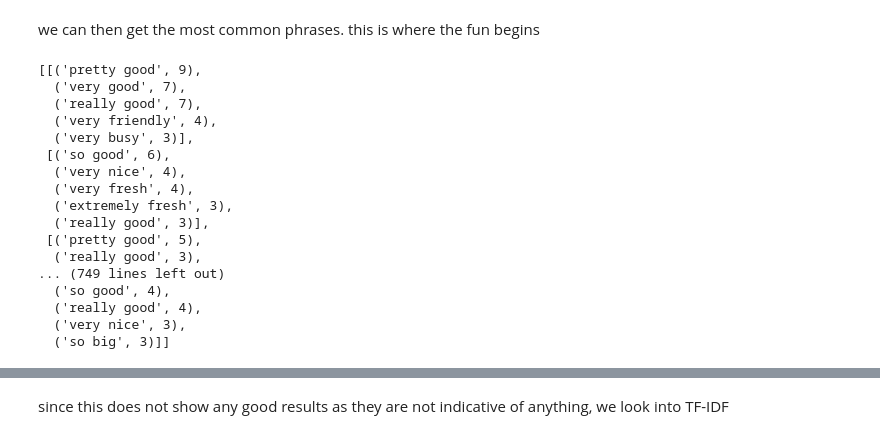
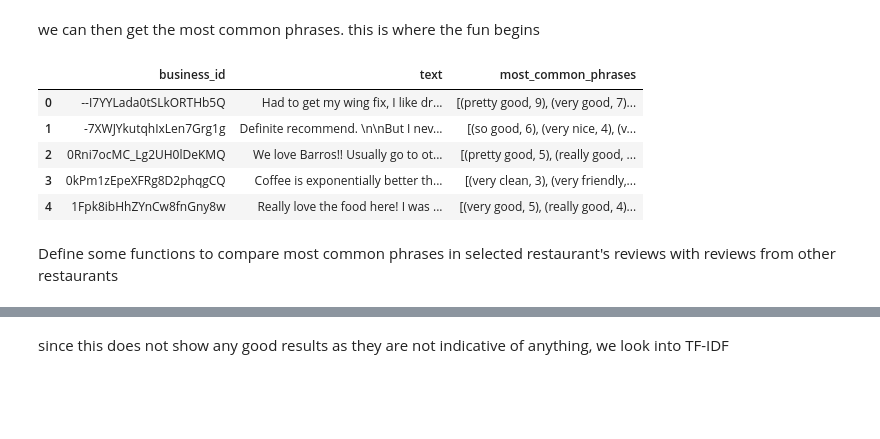
Before and after one commit to coloteong/CZ4045-project1, a Jupyter notebook: indicative_adjphr/jeth.ipynb, the cells around one changed output, grey strips where cells are left out. Drawn from its saved outputs; the diff is of its cells as text; code cells hidden in the pictures; blank space fills up the shorter version.

```diff
--- a/indicative_adjphr/jeth.ipynb
+++ b/indicative_adjphr/jeth.ipynb
@@ -225,23 +225,14 @@ phrases_dict_a = [Counter(phrase_list) for phrase_list in phrases_dict]
 # %% [markdown]
 we can then get the most common phrases. this is where the fun begins
 # %%
-most_common_phrases = [counter.most_common(5) for counter in phrases_dict_a]
-most_common_phrases
+most_common_phrases = [counter.most_common(10) for counter in phrases_dict_a]
+reviews_list.head()
 # %% [output]
-[[('pretty good', 9),
-  ('very good', 7),
-  ('really good', 7),
-  ('very friendly', 4),
-  ('very busy', 3)],
- [('so good', 6),
-  ('very nice', 4),
-  ('very fresh', 4),
-  ('extremely fresh', 3),
-  ('really good', 3)],
- [('pretty good', 5),
-  ('really good', 3),
-... (749 lines left out)
-  ('so good', 4),
-  ('really good', 4),
-  ('very nice', 3),
-  ('so big', 3)]]
+|  | business_id | text | most_common_phrases |
+| 0 | --I7YYLada0tSLkORTHb5Q | Had to get my wing fix, I like dr... | [(pretty good, 9), (very good, 7)... |
+| 1 | -7XWJYkutqhIxLen7Grg1g | Definite recommend. \n\nBut I nev... | [(so good, 6), (very nice, 4), (v... |
+| 2 | 0Rni7ocMC_Lg2UH0lDeKMQ | We love Barros!! Usually go to ot... | [(pretty good, 5), (really good, ... |
+| 3 | 0kPm1zEpeXFRg8D2phqgCQ | Coffee is exponentially better th... | [(very clean, 3), (very friendly,... |
+| 4 | 1Fpk8ibHhZYnCw8fnGny8w | Really love the food here! I was ... | [(very good, 5), (really good, 4)... |
+# %% [markdown]
+Define some functions to compare most common phrases in selected restaurant's reviews with reviews from other restaurants
```
Also changed, not shown: parts of 12 cells of this notebook, 1 other file.
